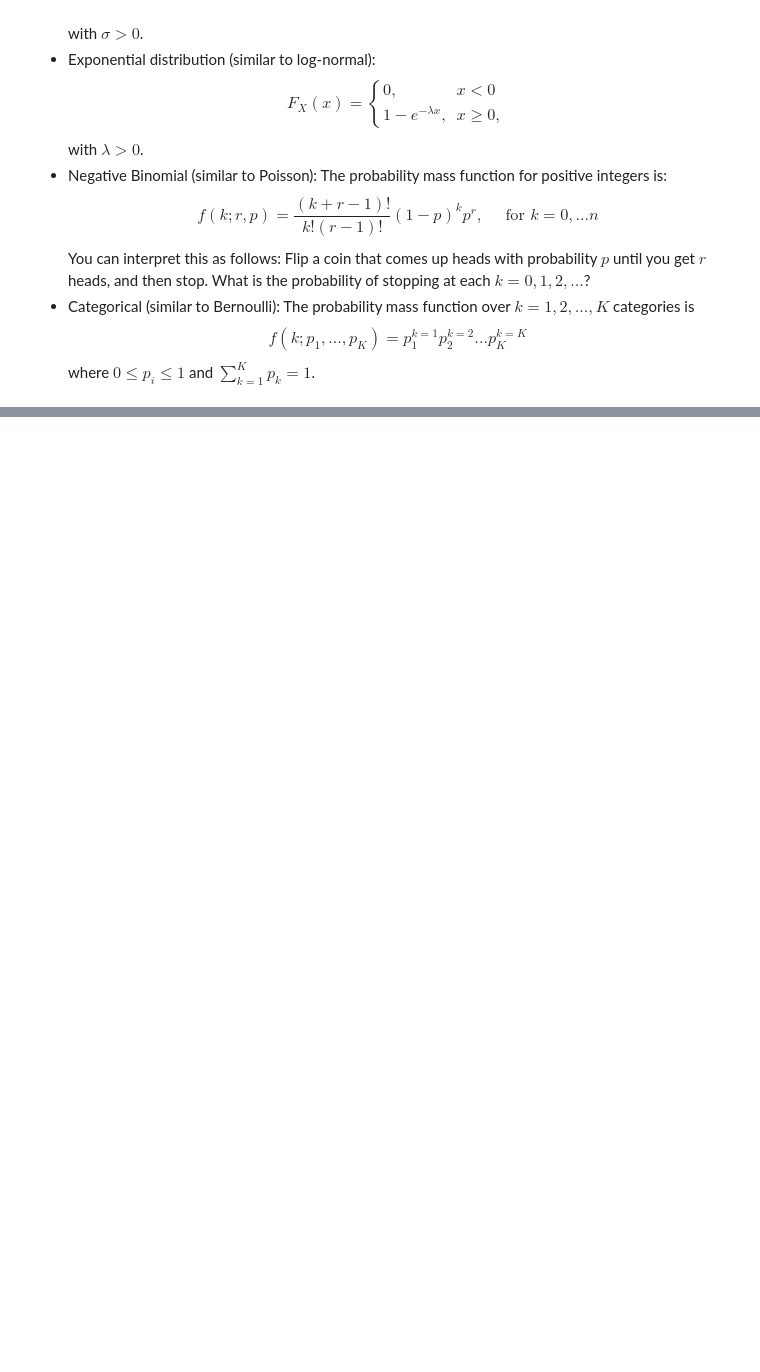
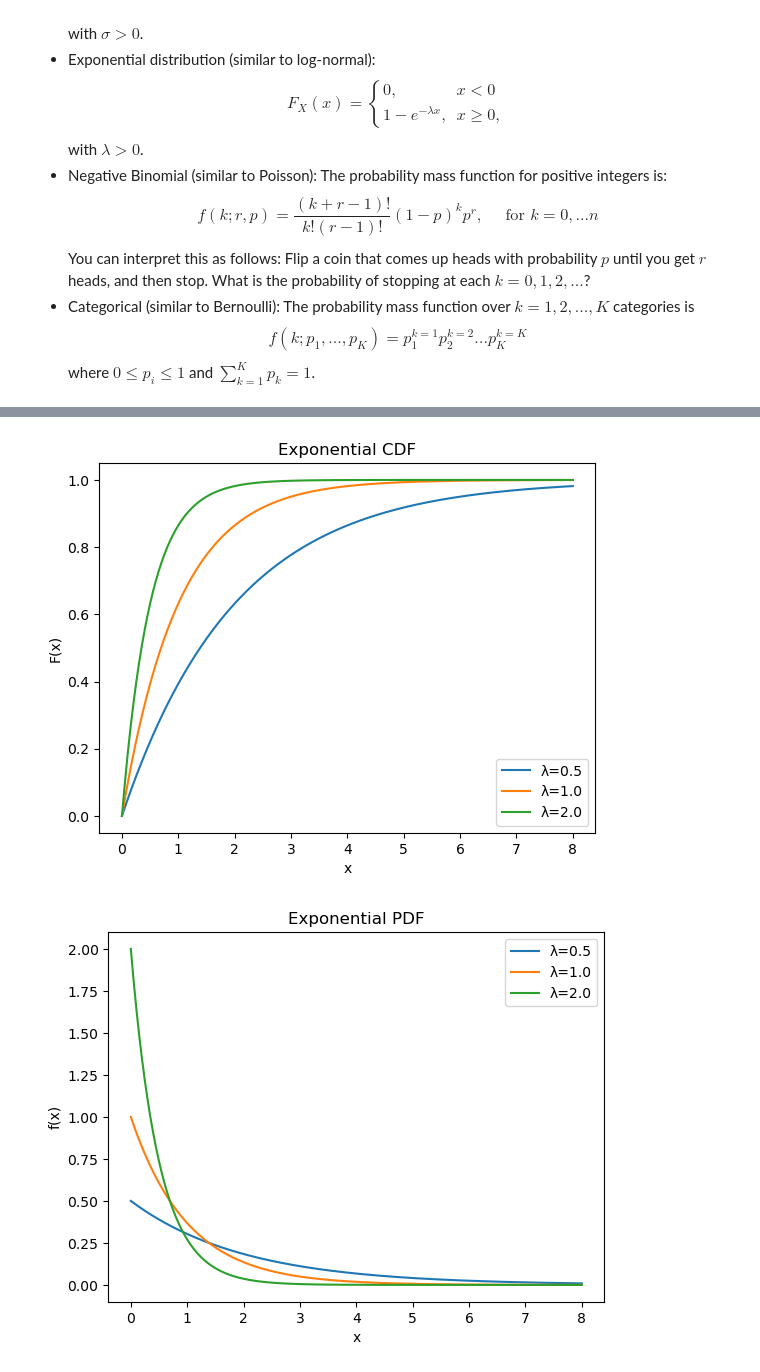
Before and after one commit to crwhittington/DS5030_assignment1, a Jupyter notebook: assignment1/assignment_6.ipynb, the cells around one changed output, grey strips where cells are left out. Saved outputs shown, nothing was run; the diff lists cells and outputs as text; code cells hidden in the pictures; blank space fills up the shorter version.

```diff
--- a/assignment1/assignment_6.ipynb
+++ b/assignment1/assignment_6.ipynb
@@ -378,0 +468,50 @@ where $0 \le p_i \le 1$ and $ \sum_{k=1}^K p_k = 1$.
+# %%
+# Part 3 & 4: Exponential
+
+lambdas = [0.5, 1.0, 2.0]
+x = np.linspace(0, 8, 800)
+
+plt.figure()
+for lam in lambdas:
+    plt.plot(x, expon.cdf(x, scale=1/lam), label=f"λ={lam}")
+plt.legend()
+plt.title("Exponential CDF")
+plt.xlabel("x")
+plt.ylabel("F(x)")
+plt.show()
+
+plt.figure()
+for lam in lambdas:
+    plt.plot(x, expon.pdf(x, scale=1/lam), label=f"λ={lam}")
+plt.legend()
+plt.title("Exponential PDF")
+plt.xlabel("x")
+plt.ylabel("f(x)")
+plt.show()
+
+r = np.random.default_rng(0)
+sample = expon.rvs(scale=1.0, size=1000, random_state=r)
+
+kde = gaussian_kde(sample)
+plt.figure()
+plt.plot(x, kde(x), label="KDE (n=1000)")
+plt.plot(x, expon.pdf(x, scale=1.0), "--", label="Theoretical PDF")
+plt.legend()
+plt.title("Exponential: KDE vs PDF")
+plt.xlabel("x")
+plt.ylabel("density")
+plt.show()
+
+xs = np.sort(sample)
+ys = np.arange(1, len(sample)+1) / len(sample)
+plt.figure()
+plt.step(xs, ys, where="post", label="ECDF")
+plt.plot(x, expon.cdf(x, scale=1.0), "--", label="Theoretical CDF")
+plt.legend()
+plt.title("Exponential: ECDF vs CDF")
+plt.xlabel("x")
+plt.ylabel("F(x)")
+plt.show()
+# %% [output]
+[figure, added]
+[figure, added]
```
Also changed, not shown: parts of 8 cells of this notebook.
